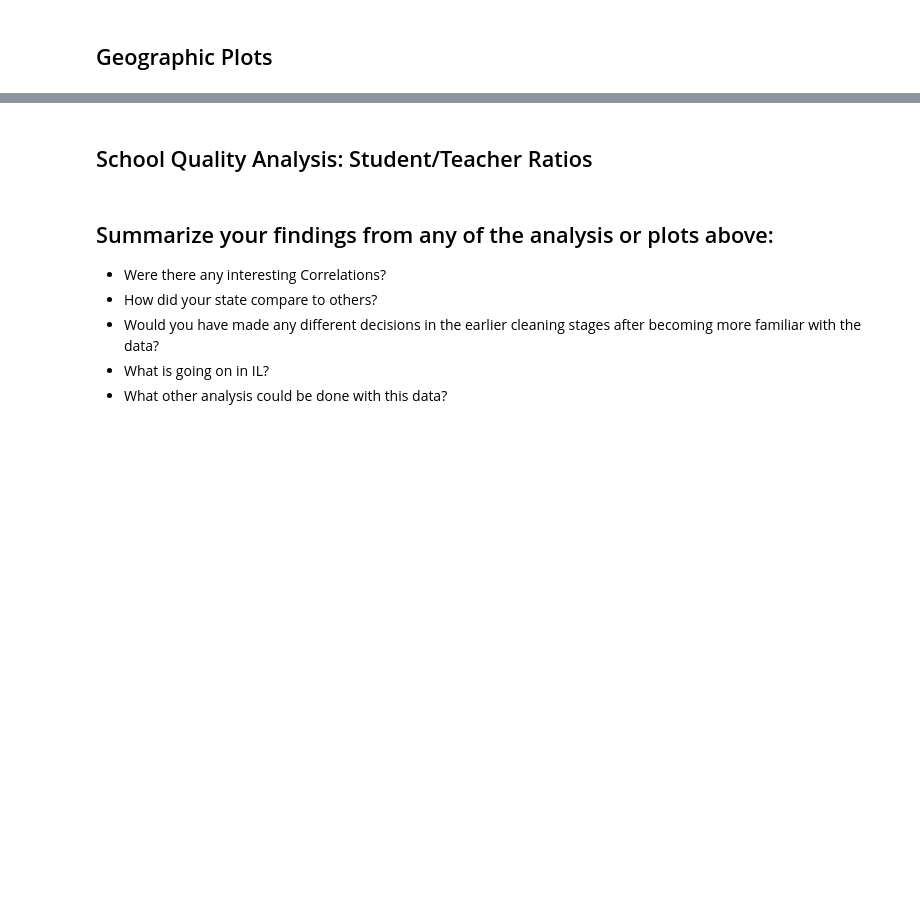
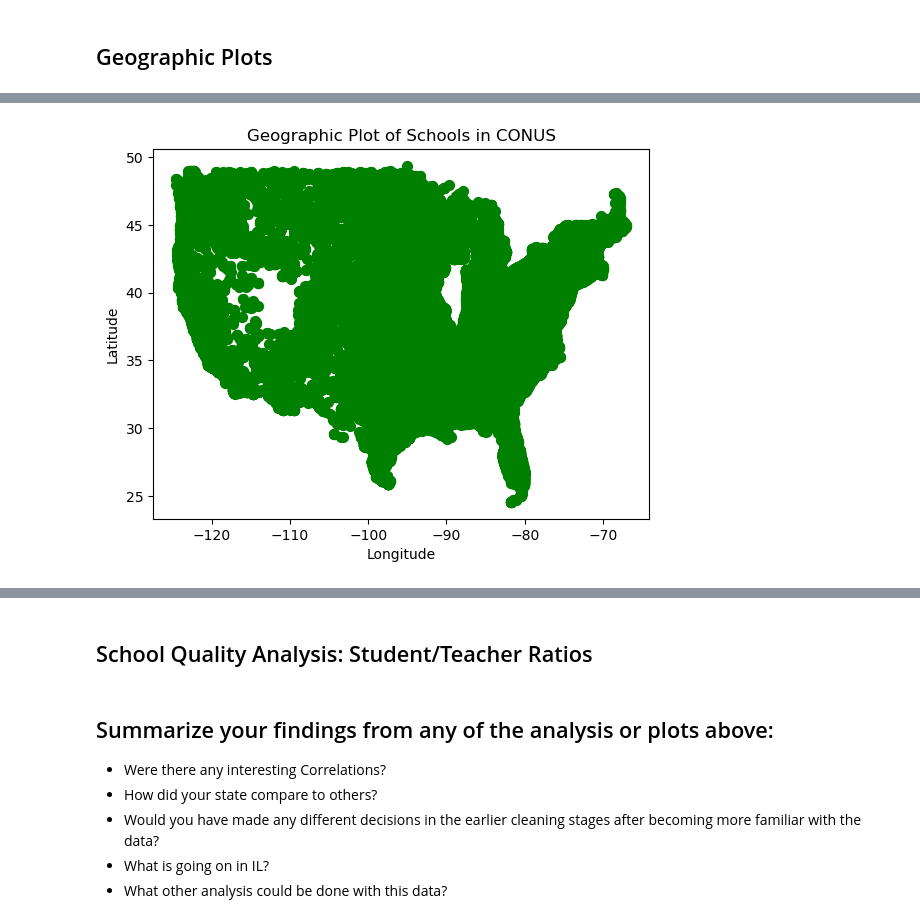
Before and after one commit to Donny-ai/US-School-Analysis, a Jupyter notebook: Starter_Code/public_school_analysis.ipynb, the cells around one changed output, grey strips where cells are left out. Saved outputs shown, nothing was run; the diff lists cells and outputs as text; code cells hidden in the pictures; blank space fills up the shorter version.

```diff
--- a/Starter_Code/public_school_analysis.ipynb
+++ b/Starter_Code/public_school_analysis.ipynb
@@ -342,4 +369,12 @@ regular
 # %%
 # Plot only schools from the 48 contiguous US states or the 50 US states (drop territories and PR)
+conus.plot.scatter(x='LONG', y='LAT', c='green', marker='o', s=50)
+
+plt.xlabel('Longitude')
+plt.ylabel('Latitude')
+plt.title('Geographic Plot of Schools in CONUS')
+plt.show()
+# %% [output]
+[figure, added]
 # %%
 # Plot only schools in your state
```
Also changed, not shown: parts of 14 cells of this notebook.
